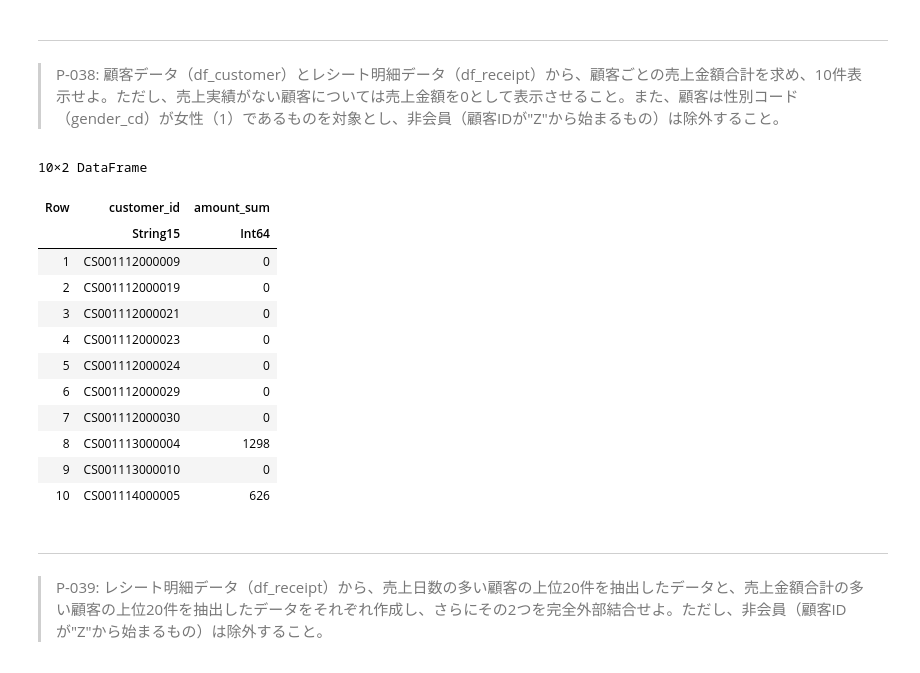
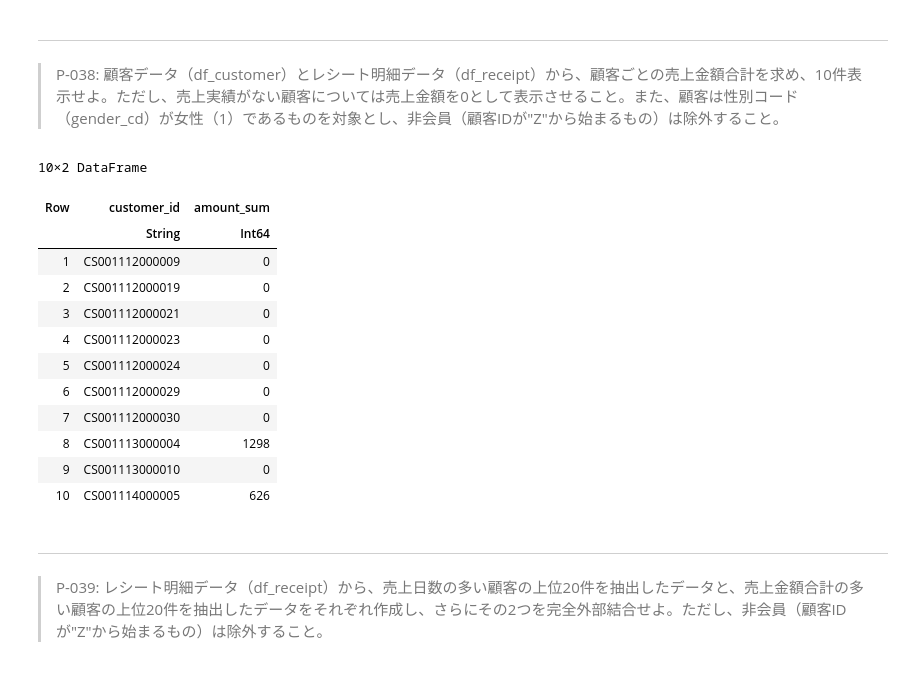
Before and after one commit to kuru-to/100knocks-preprocess, a Jupyter notebook: docker/work/preprocess_knock_Julia.ipynb, the cells around one changed output. Saved outputs shown, nothing was run; the diff lists cells and outputs as text; code cells hidden in the pictures.

```diff
--- a/docker/work/preprocess_knock_Julia.ipynb
+++ b/docker/work/preprocess_knock_Julia.ipynb
@@ -851,19 +864,19 @@ end
 > P-038: 顧客データ（df_customer）とレシート明細データ（df_receipt）から、顧客ごとの売上金額合計を求め、10件表示せよ。ただし、売上実績がない顧客については売上金額を0として表示させること。また、顧客は性別コード（gender_cd）が女性（1）であるものを対象とし、非会員（顧客IDが"Z"から始まるもの）は除外すること。
 # %%
 @chain df_customer begin
-    @subset(:gender_cd .== 1, .!startswith.(:customer_id, "Z"))
+    @subset(String.(:gender_cd) .== "1", .!startswith.(:customer_id, "Z"))
     leftjoin(df_receipt, on=:customer_id)
     select(:customer_id, :amount)
     coalesce.(0)
     sort(:customer_id)
     groupby(:customer_id)
     combine(:amount => sum)
     first(10)
 end
 # %% [output]
 10×2 DataFrame
 | Row | customer_id | amount_sum |
-|  | String15 | Int64 |
+|  | String | Int64 |
 | 1 | CS001112000009 | 0 |
 | 2 | CS001112000019 | 0 |
 | 3 | CS001112000021 | 0 |
```
Also changed, not shown: parts of 9 cells of this notebook.
